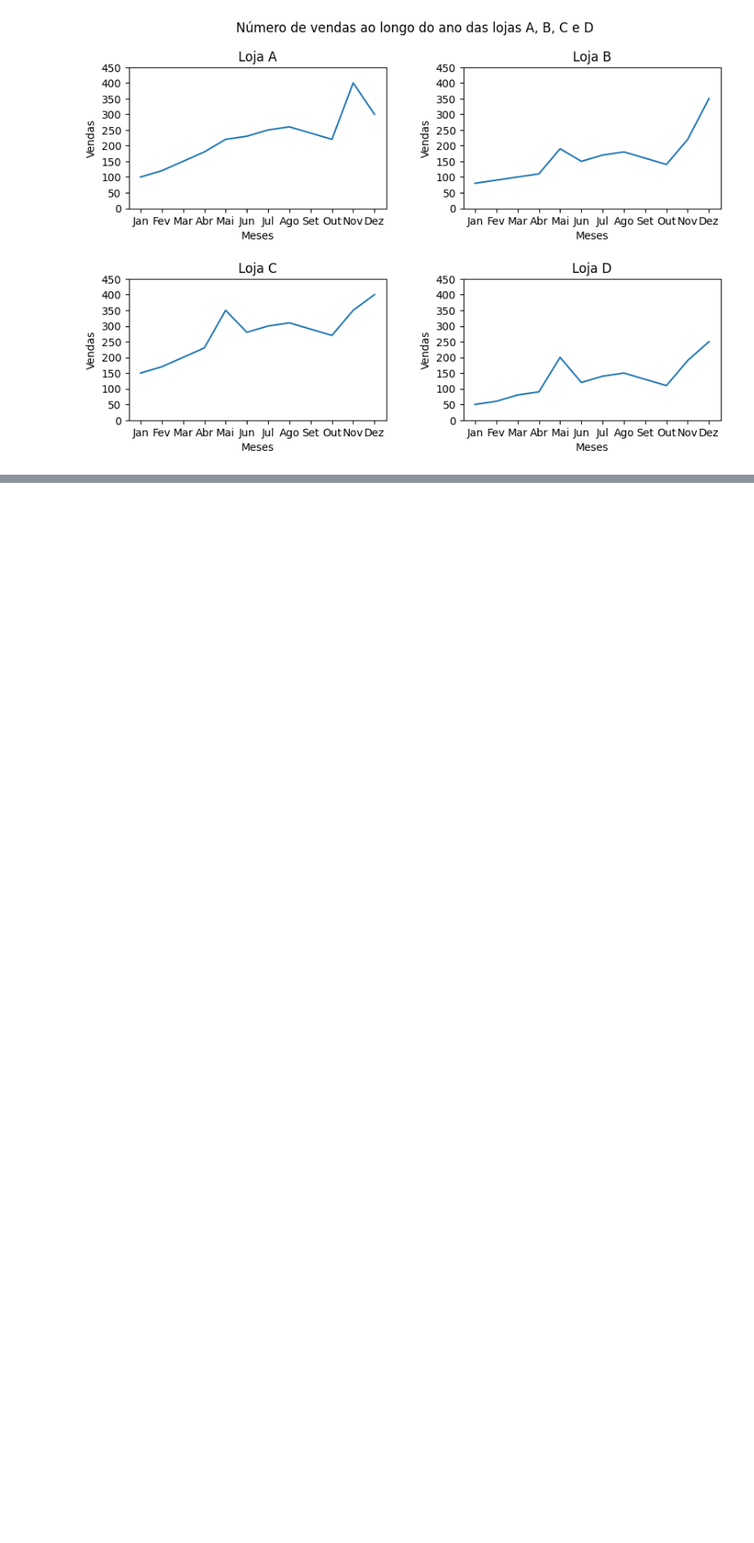
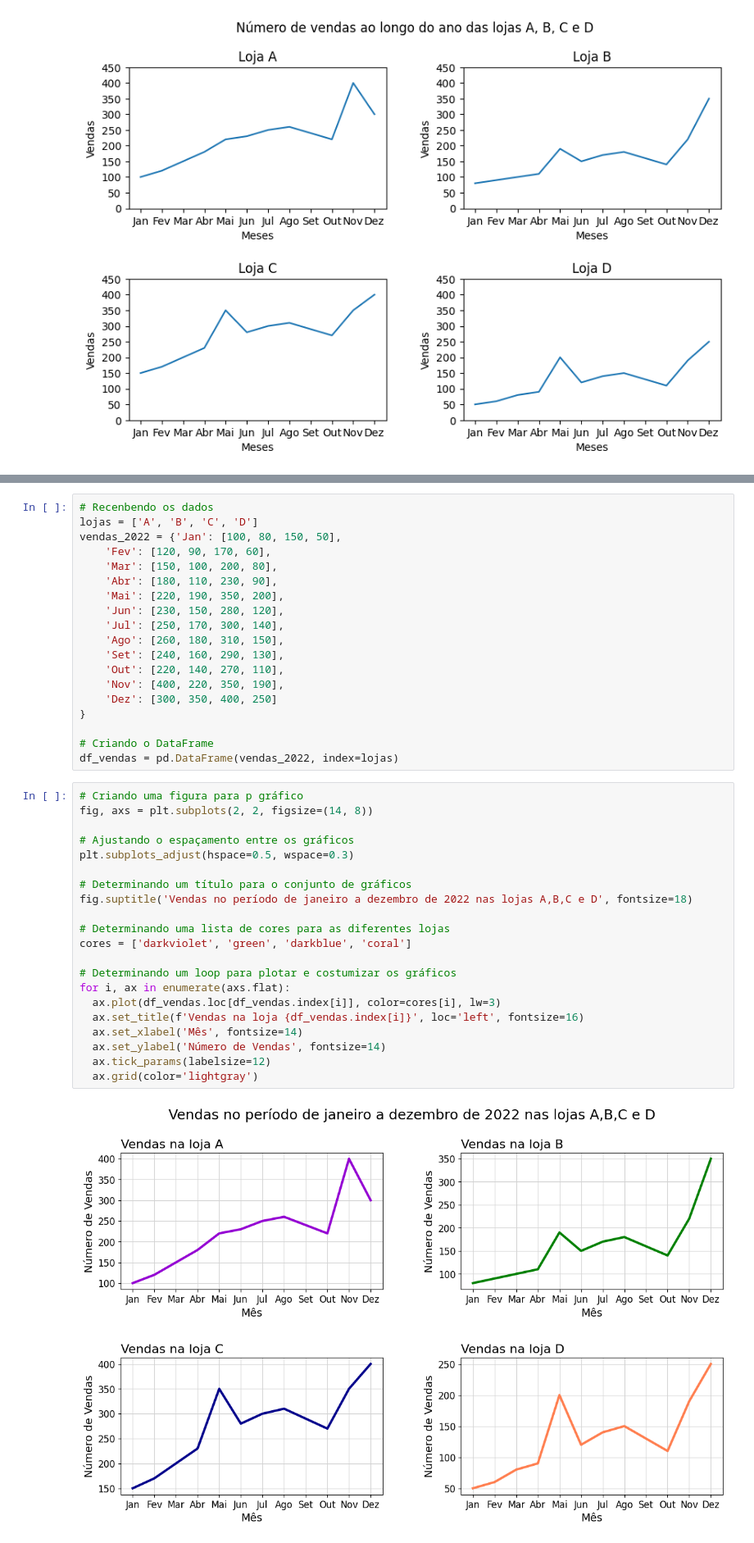
Before and after one commit to Matheus-Pombeiro/canada_imigrants, a Jupyter notebook: canada_imigrants.ipynb, the cells around one changed output, grey strips where cells are left out. Shown: that part at 82% size. Drawn from its saved outputs; the diff is of its cells as text; blank space fills up the shorter version.

```diff
--- a/canada_imigrants.ipynb
+++ b/canada_imigrants.ipynb
@@ -436,0 +544,42 @@ plt.show()
+# %%
+# Recenbendo os dados
+lojas = ['A', 'B', 'C', 'D']
+vendas_2022 = {'Jan': [100, 80, 150, 50],
+    'Fev': [120, 90, 170, 60],
+    'Mar': [150, 100, 200, 80],
+    'Abr': [180, 110, 230, 90],
+    'Mai': [220, 190, 350, 200],
+    'Jun': [230, 150, 280, 120],
+    'Jul': [250, 170, 300, 140],
+    'Ago': [260, 180, 310, 150],
+    'Set': [240, 160, 290, 130],
+    'Out': [220, 140, 270, 110],
+    'Nov': [400, 220, 350, 190],
+    'Dez': [300, 350, 400, 250]
+}
+
+# Criando o DataFrame
+df_vendas = pd.DataFrame(vendas_2022, index=lojas)
+# %%
+# Criando uma figura para p gráfico
+fig, axs = plt.subplots(2, 2, figsize=(14, 8))
+
+# Ajustando o espaçamento entre os gráficos
+plt.subplots_adjust(hspace=0.5, wspace=0.3)
+
+# Determinando um título para o conjunto de gráficos
+fig.suptitle('Vendas no período de janeiro a dezembro de 2022 nas lojas A,B,C e D', fontsize=18)
+
+# Determinando uma lista de cores para as diferentes lojas
+cores = ['darkviolet', 'green', 'darkblue', 'coral']
+
+# Determinando um loop para plotar e costumizar os gráficos
+for i, ax in enumerate(axs.flat):
+  ax.plot(df_vendas.loc[df_vendas.index[i]], color=cores[i], lw=3)
+  ax.set_title(f'Vendas na loja {df_vendas.index[i]}', loc='left', fontsize=16)
+  ax.set_xlabel('Mês', fontsize=14)
+  ax.set_ylabel('Número de Vendas', fontsize=14)
+  ax.tick_params(labelsize=12)
+  ax.grid(color='lightgray')
+# %% [output]
+[figure, added]
```
Also changed, not shown: parts of 9 cells of this notebook.
